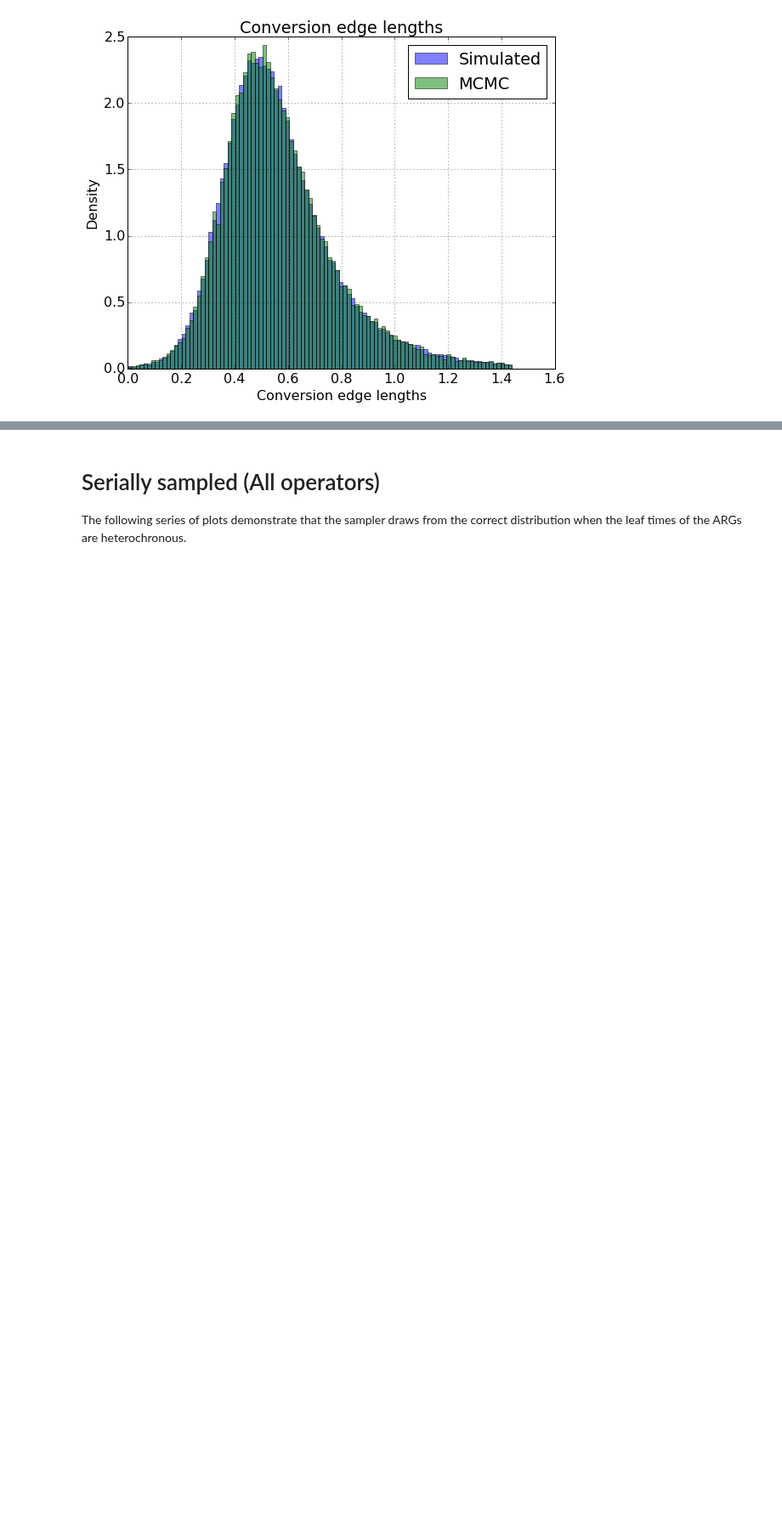
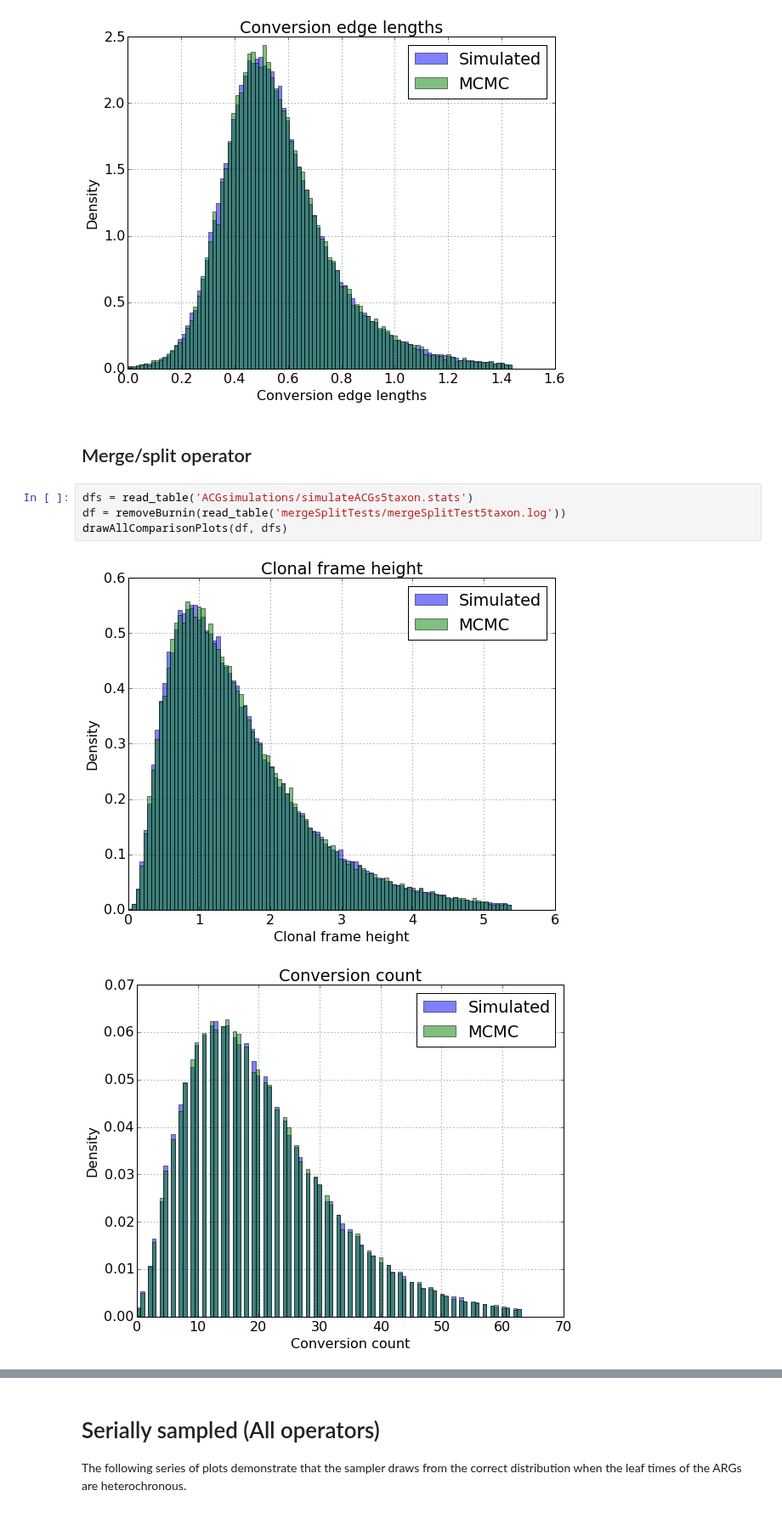
Before and after one commit to tgvaughan/bacter, a Jupyter notebook: examples/unrestricted/Validation.ipynb, the cells around one changed output, grey strips where cells are left out. Shown at 85% size. Cells and saved outputs as stored; diff of their text form; blank space fills up the shorter version.

Commit message:
Validated unrestricted merge/split.

```diff
--- a/examples/unrestricted/Validation.ipynb
+++ b/examples/unrestricted/Validation.ipynb
@@ -212,3 +212,12 @@ drawAllComparisonPlots(df, dfs)
 [figure]
 [figure]
 [figure]
+# %% [markdown]
+## Merge/split operator
+# %%
+dfs = read_table('ACGsimulations/simulateACGs5taxon.stats')
+df = removeBurnin(read_table('mergeSplitTests/mergeSplitTest5taxon.log'))
+drawAllComparisonPlots(df, dfs)
+# %% [output]
+[figure, added]
+[figure, added]
```
Also changed, not shown: parts of 1 cell of this notebook.
